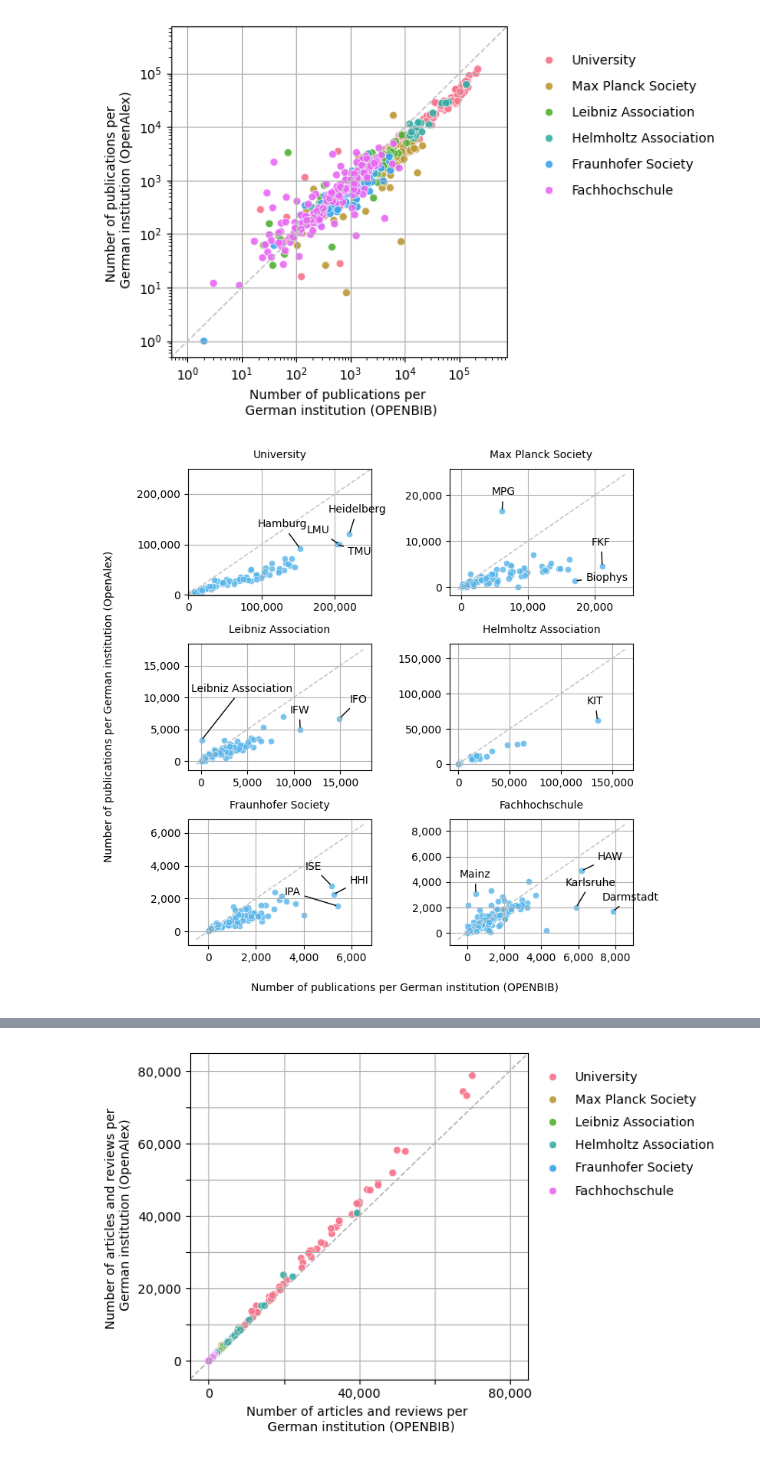
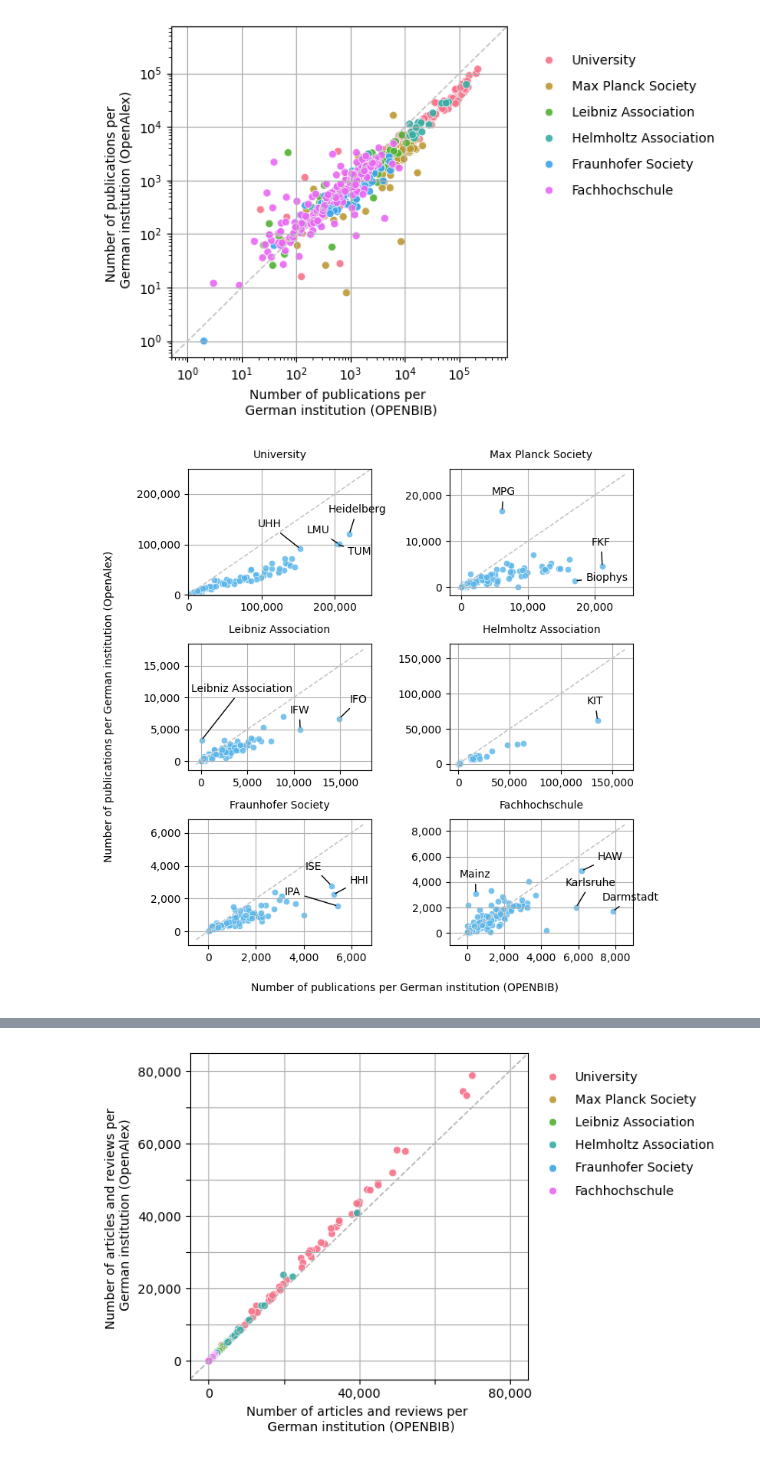
Before and after one commit to kbopenbib/kbopenbib_data, a Jupyter notebook: examples/bigquery_notebook.ipynb, the cells around one changed output, grey strips where cells are left out. Cells and saved outputs as stored; diff of their text form; code cells hidden in the pictures.

```diff
--- a/examples/bigquery_notebook.ipynb
+++ b/examples/bigquery_notebook.ipynb
@@ -122,7 +122,7 @@ for i, ax in enumerate(axes, 1):
         plt.annotate('LMU', (205577, 100357), xytext=(-30, 10), textcoords='offset points', arrowprops=dict(arrowstyle='-'))
         plt.annotate('TUM', (202764, 100452), xytext=(10, -10), textcoords='offset points', arrowprops=dict(arrowstyle='-'))
         plt.annotate('Heidelberg', (219611, 120646), xytext=(-20, 20), textcoords='offset points', arrowprops=dict(arrowstyle='-'))
-        plt.annotate('Hamburg', (152619, 91473), xytext=(-40, 20), textcoords='offset points', arrowprops=dict(arrowstyle='-'))
+        plt.annotate('UHH', (152619, 91473), xytext=(-40, 20), textcoords='offset points', arrowprops=dict(arrowstyle='-'))
 
     if sector == 'Max Planck Society':
         plt.annotate('FKF', (21123, 4455), xytext=(-10, 20), textcoords='offset points', arrowprops=dict(arrowstyle='-'))
@@ -142,34 +142,34 @@ for i, ax in enumerate(axes, 1):
         plt.annotate('HHI', (5257, 2246), xytext=(15, 10), textcoords='offset points', arrowprops=dict(arrowstyle='-'))
         plt.annotate('ISE', (5166, 2785), xytext=(-25, 15), textcoords='offset points', arrowprops=dict(arrowstyle='-'))
 
     if sector == 'Fachhochschule':
         plt.annotate('Karlsruhe', (5878, 2028), xytext=(-10, 20), textcoords='offset points', arrowprops=dict(arrowstyle='-'))
         plt.annotate('HAW', (6173, 4887), xytext=(15, 10), textcoords='offset points', arrowprops=dict(arrowstyle='-'))
         plt.annotate('Darmstadt', (7862, 1711), xytext=(-10, 10), textcoords='offset points', arrowprops=dict(arrowstyle='-'))
         plt.annotate('Mainz', (468, 3097), xytext=(-15, 15), textcoords='offset points', arrowprops=dict(arrowstyle='-'))
 
     ax.xaxis.set_major_formatter(StrMethodFormatter('{x:,.0f}'))
     ax.yaxis.set_major_formatter(StrMethodFormatter('{x:,.0f}'))
 
     #plt.setp(ax.get_xticklabels()[::2], visible=False)
     #plt.setp(ax.get_yticklabels()[::2], visible=False)
 
     plt.title(sector, fontdict={'fontsize': 10, 'fontweight': 500}, pad=10)
 
 plt.subplots_adjust(wspace=-0.4, hspace=0.4)
 
 fig.text(0.52, -0.03, 'Number of publications per German institution (OPENBIB)', ha='center',
          fontdict={'fontsize': 10, 'fontweight': 400})
 
 fig.text(-0.04, 0.5, 'Number of publications per German institution (OpenAlex)', va='center', rotation='vertical',
          fontdict={'fontsize': 10, 'fontweight': 400})
 
 plt.tight_layout()
 plt.show()
 
 fig.savefig('kb_institution_disambiguation.png', format='png', bbox_inches='tight', dpi=600)
 # %% [output]
-[figure, old version]
+[figure, new version]
 # %%
 openbib_inst_plot[(openbib_inst_plot.sector == 'Fachhochschule') & (openbib_inst_plot.n_oal > 3000)]
 # %% [output]
```
Also changed, not shown: parts of 2 cells of this notebook, 1 other file.
